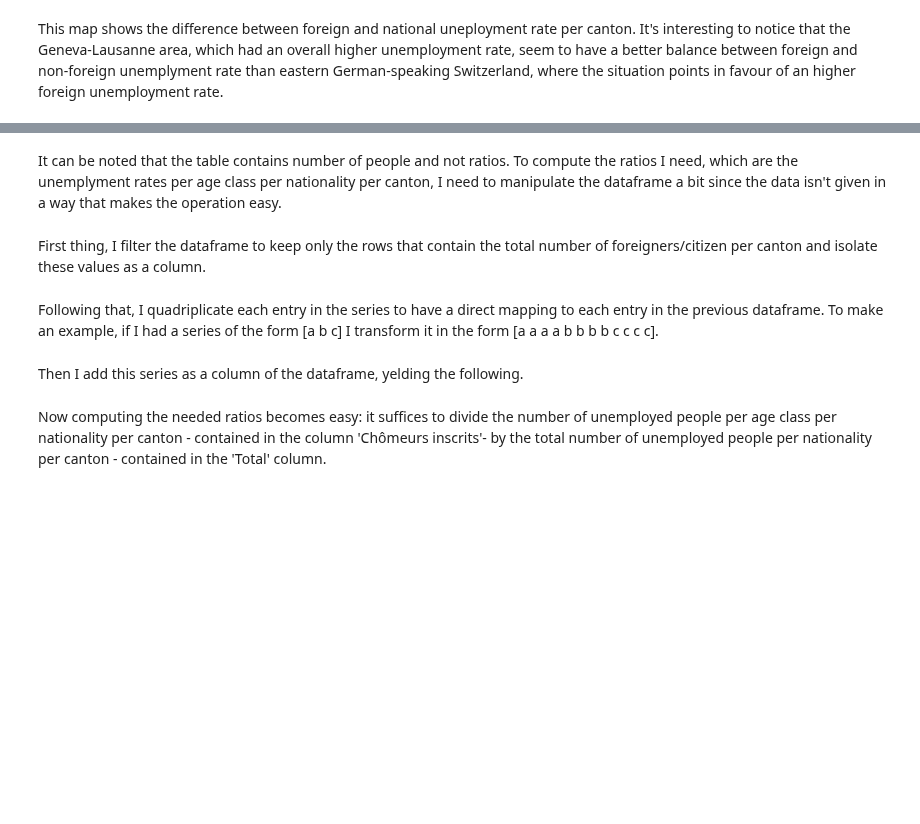
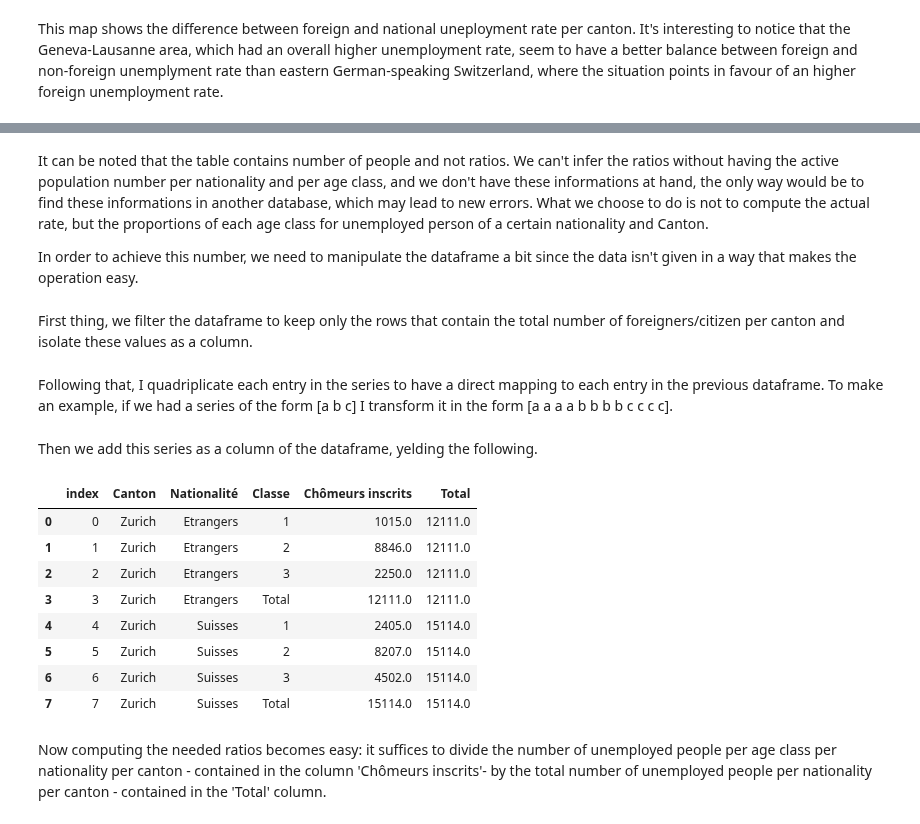
Before and after one commit to raphaelBarman/ADA-dh, a Jupyter notebook: 03 - Interactive Viz/Homework 3.ipynb, the cells around one changed output, grey strips where cells are left out. Saved outputs shown, nothing was run; the diff lists cells and outputs as text; code cells hidden in the pictures; blank space fills up the shorter version.

```diff
--- a/03 - Interactive Viz/Homework 3.ipynb
+++ b/03 - Interactive Viz/Homework 3.ipynb
@@ -435,12 +450,14 @@ swiss_unemp_age_data
 # %% [markdown]
-It can be noted that the table contains number of people and not ratios. To compute the ratios I need, which are the unemplyment rates per age class per nationality per canton, I need to manipulate the dataframe a bit since the data isn't given in a way that makes the operation easy.
+It can be noted that the table contains number of people and not ratios. We can't infer the ratios without having the active population number per nationality and per age class, and we don't have these informations at hand, the only way would be to find these informations in another database, which may lead to new errors. What we choose to do is not to compute the actual rate, but the proportions of each age class for unemployed person of a certain nationality and Canton.
+
+In order to achieve this number, we need to manipulate the dataframe a bit since the data isn't given in a way that makes the operation easy.
 # %% [markdown]
-First thing, I filter the dataframe to keep only the rows that contain the total number of foreigners/citizen per canton and isolate these values as a column.
+First thing, we filter the dataframe to keep only the rows that contain the total number of foreigners/citizen per canton and isolate these values as a column.
 # %%
 total = swiss_unemp_age_data[swiss_unemp_age_data.Classe == 'Total']
 total = total['Chômeurs inscrits']
 # %% [markdown]
-Following that, I quadriplicate each entry in the series to have a direct mapping to each entry in the previous dataframe. To make an example, if I had a series of the form [a b c] I transform it in the form [a a a a b b b b c c c c].
+Following that, I quadriplicate each entry in the series to have a direct mapping to each entry in the previous dataframe. To make an example, if we had a series of the form [a b c] I transform it in the form [a a a a b b b b c c c c].
 # %%
 total_withdup = pd.Series([])
 
@@ -449,10 +466,20 @@ for row in total:
         to_append = pd.Series([row])
         total_withdup = total_withdup.append(to_append, ignore_index=True)
 # %% [markdown]
-Then I add this series as a column of the dataframe, yelding the following.
+Then we add this series as a column of the dataframe, yelding the following.
 # %%
 swiss_unemp_age_data['Total'] = total_withdup
-swiss_unemp_age_data
+swiss_unemp_age_data.head(8)
+# %% [output]
+|  | index | Canton | Nationalité | Classe | Chômeurs inscrits | Total |
+| 0 | 0 | Zurich | Etrangers | 1 | 1015.0 | 12111.0 |
+| 1 | 1 | Zurich | Etrangers | 2 | 8846.0 | 12111.0 |
+| 2 | 2 | Zurich | Etrangers | 3 | 2250.0 | 12111.0 |
+| 3 | 3 | Zurich | Etrangers | Total | 12111.0 | 12111.0 |
+| 4 | 4 | Zurich | Suisses | 1 | 2405.0 | 15114.0 |
+| 5 | 5 | Zurich | Suisses | 2 | 8207.0 | 15114.0 |
+| 6 | 6 | Zurich | Suisses | 3 | 4502.0 | 15114.0 |
+| 7 | 7 | Zurich | Suisses | Total | 15114.0 | 15114.0 |
 # %% [markdown]
 Now computing the needed ratios becomes easy: it suffices to divide the number of unemployed people per age class per nationality per canton - contained in the column 'Chômeurs inscrits'- by the total number of unemployed people per nationality per canton - contained in the 'Total' column.
 # %%
```
Also changed, not shown: parts of 13 cells of this notebook.
